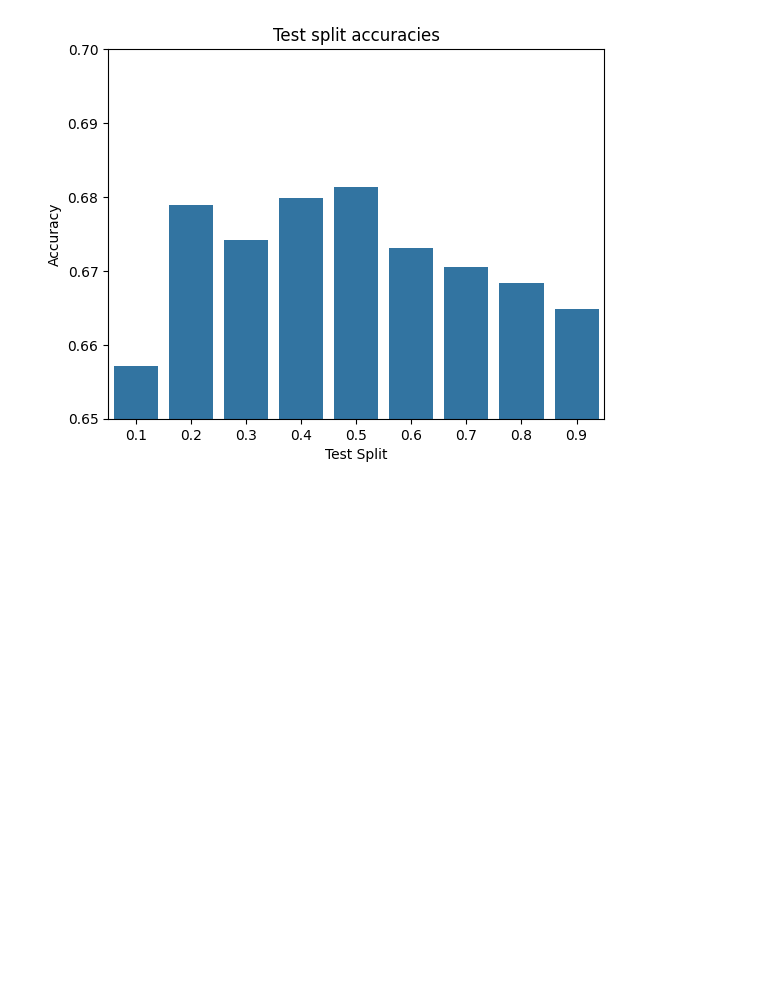
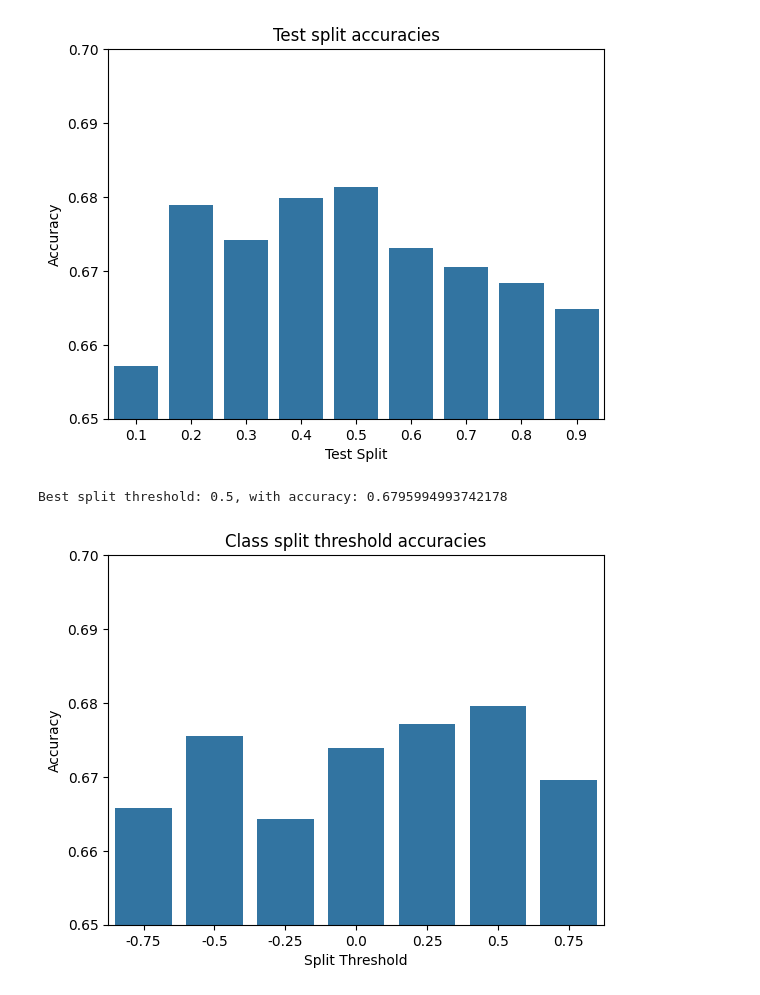
Before and after one commit to GHancock1/Coursework-2, a Jupyter notebook: py/Q3_folder/q3.ipynb, the cells around one changed output. Cells and saved outputs as stored; diff of their text form; code cells hidden in the pictures; blank space fills up the shorter version.

```diff
--- a/py/Q3_folder/q3.ipynb
+++ b/py/Q3_folder/q3.ipynb
@@ -81,5 +88,44 @@ plt.show()
 # %%
 thresholds = [-0.75, -0.5, -0.25, 0.0, 0.25, 0.5, 0.75]
 
+epochs = 10
+split_list = np.ndarray((len(thresholds), 3))
+list_index = 0
 for threshold in thresholds:
     y = (model_df["koi_score"] >= threshold).astype(int)
+    start = time.time()
+
+    split_list[list_index, 0] = threshold
+
+    X_train, X_test, y_train, y_test = split(X, y, 0.5) # Split function is defined in functions.py
+    X_train_tensor, X_test_tensor, y_train_tensor, y_test_tensor = tensors(X_train, X_test, y_train, y_test) # defined in functions.py
+    train_loader, test_loader, train_df, test_df, pos_weight = load_data(X_train_tensor, X_test_tensor, y_train_tensor, y_test_tensor, device) # defined in functions.py
+
+    model = MLP(input_dim=X_train.shape[1]).to(device)
+    loss_func = nn.BCEWithLogitsLoss(pos_weight=pos_weight)
+    optimizer = torch.optim.Adam(model.parameters(), lr=1e-3)
+
+    model = training(epochs, train_loader, model,loss_func, optimizer, device)
+    acc = testing(model, X_test_tensor, y_test_tensor, device)
+
+    end = time.time()
+    split_list[list_index, 1] = acc
+    split_list[list_index, 2] = end - start
+    list_index += 1
+
+best_split_index = np.argmax(split_list[:,1])
+best_split = split_list[best_split_index,0]
+best_acc_split = split_list[best_split_index,1]
+print(f"Best split threshold: {best_split}, with accuracy: {best_acc_split}")
+# %% [output]
+Best split threshold: 0.5, with accuracy: 0.6795994993742178
+# %%
+plt.figure()
+plt.ylim(0.65,0.7)
+sns.barplot(x=split_list[:, 0], y=split_list[:, 1])
+plt.xlabel("Split Threshold")
+plt.ylabel("Accuracy")
+plt.title("Class split threshold accuracies")
+plt.show()
+# %% [output]
+[figure, added]
```
Also changed, not shown: parts of 5 cells of this notebook.
